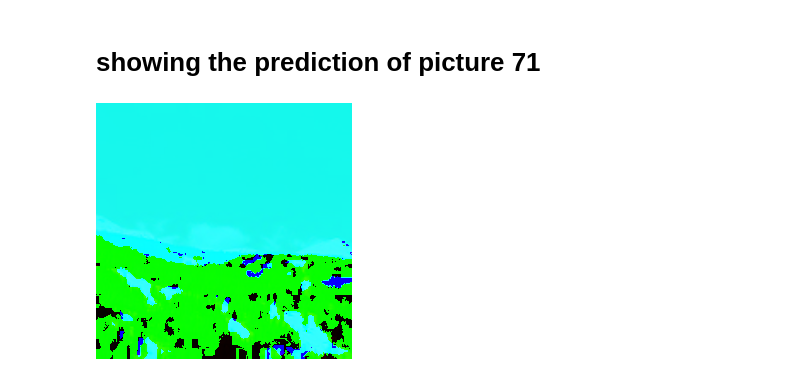
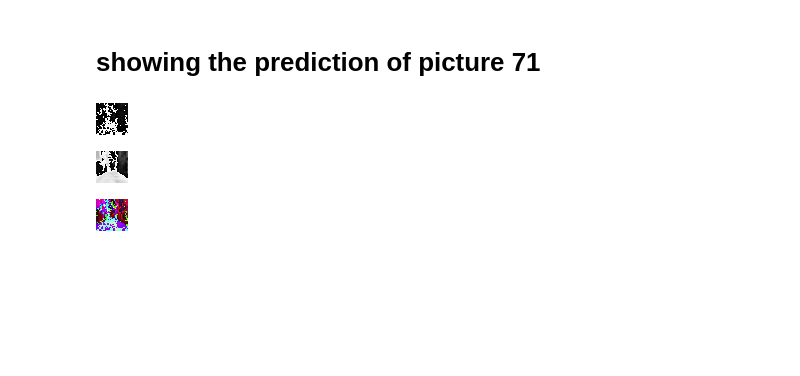
Before and after one commit to ArdavanKhalij/Image-colorization-based-on-autoencoders, a Jupyter notebook: Ardavan/Untitled1.ipynb, the cells around one changed output. Cells and saved outputs as stored; diff of their text form; code cells hidden in the pictures; blank space fills up the shorter version.

```diff
--- a/Ardavan/Untitled1.ipynb
+++ b/Ardavan/Untitled1.ipynb
@@ -137,7 +141,7 @@ train_transform = transforms.Compose([
 # Loading the data
 # %%
 train_dataset = torchvision.datasets.ImageFolder(root=train_path, transform=train_transform)
-train_loader = torch.utils.data.DataLoader(train_dataset, batch_size=90, shuffle=True)
+train_loader = torch.utils.data.DataLoader(train_dataset, batch_size=7129, shuffle=True)
 # %% [markdown]
 # Convert RBG to LAB space
 # %%
@@ -170,13 +195,34 @@ torch.Size([1, 256, 256])
 class CNN(nn.Module):
     def __init__(self):
         super(CNN, self).__init__()
+
+        ## First half: ResNet
+#         print("-----")
+#         resnet = models.resnet18(num_classes=365)
+#         # Change first conv layer to accept single-channel (grayscale) input
+#         print("-----")
+#         resnet.conv1.weight = nn.Parameter(resnet.conv1.weight.sum(dim=1).unsqueeze(1))
+#         # Extract midlevel features from ResNet-gray
+#         print("-----")
+#         self.midlevel_resnet = nn.Sequential(*list(resnet.children())[0:6])
+
         self.layer = nn.Sequential(
-            nn.Conv2d(1, 128, kernel_size=3, stride=1, padding=1),
-#             nn.BatchNorm2d(1),
+            nn.Conv2d(1, 32, kernel_size=3, stride=1, padding=1),
             nn.ReLU(),
-            nn.Conv2d(128, 2, kernel_size=3, stride=1, padding=1),
-#             nn.BatchNorm2d(1),
+            nn.Conv2d(32, 64, kernel_size=3, stride=1, padding=1),
             nn.ReLU(),
+            nn.Conv2d(64, 128, kernel_size=3, stride=1, padding=1),
+            nn.ReLU(),
+            nn.Conv2d(128, 256, kernel_size=3, stride=1, padding=1),
+            nn.ReLU(),
+            nn.Conv2d(256, 128, kernel_size=3, stride=1, padding=1),
+            nn.ReLU(),
+            nn.Conv2d(128, 64, kernel_size=3, stride=1, padding=1),
+            nn.ReLU(),
+            nn.Conv2d(64, 32, kernel_size=3, stride=1, padding=1),
+            nn.ReLU(),
+            nn.Conv2d(32, 2, kernel_size=3, stride=1, padding=1),
+            nn.Tanh(),
 #             nn.Upsample(scale_factor=2),
 #             nn.Conv2d(128, 64, kernel_size=3, stride=1, padding=1),
 #             nn.BatchNorm2d(64),
@@ -193,9 +239,11 @@ class CNN(nn.Module):
         )
 
     def forward(self, x):
-        x = self.layer(x)
-#         y = self.layer(x)
-        return x
+#         out = self.midlevel_resnet(x)
+#         print(out.shape)
+        out = self.layer(x)
+#         out2 = self.layer(x)
+        return out
 #         return torch.cat((x, y), 0)
 # %%
 # class CNN(nn.Module):
@@ -210,7 +258,8 @@ class CNN(nn.Module):
 # Initialize the network
 # %%
 model = CNN().to(device)
-optimizer = torch.optim.SGD(model.parameters(), lr=0.2)
+# optimizer = torch.optim.SGD(model.parameters(), lr=0.2)
+optimizer = optimizer = optim.Adam(model.parameters())
 loss_func = torch.nn.MSELoss()
 losses = AverageMeter()
 # %%
@@ -246,10 +309,20 @@ RuntimeError: Can't detach views in-place. Use detach() instead. If you are usin
 # %%
 firstAB = predictions[0]
 LAB2 = LAB
 lab71 = LAB2[71]
 transform = T.ToPILImage()
-img = transform(lab71)
+img = transform(lab71[1])
 img
 # %% [output]
-[figure, old version]
+[figure, new version]
+# %%
+img = transform(lab71[2])
+img
+# %% [output]
+[figure, added]
+# %%
+img = transform(lab71)
+img
+# %% [output]
+[figure, added]
 # %%
```
Also changed, not shown: parts of 11 cells of this notebook.
